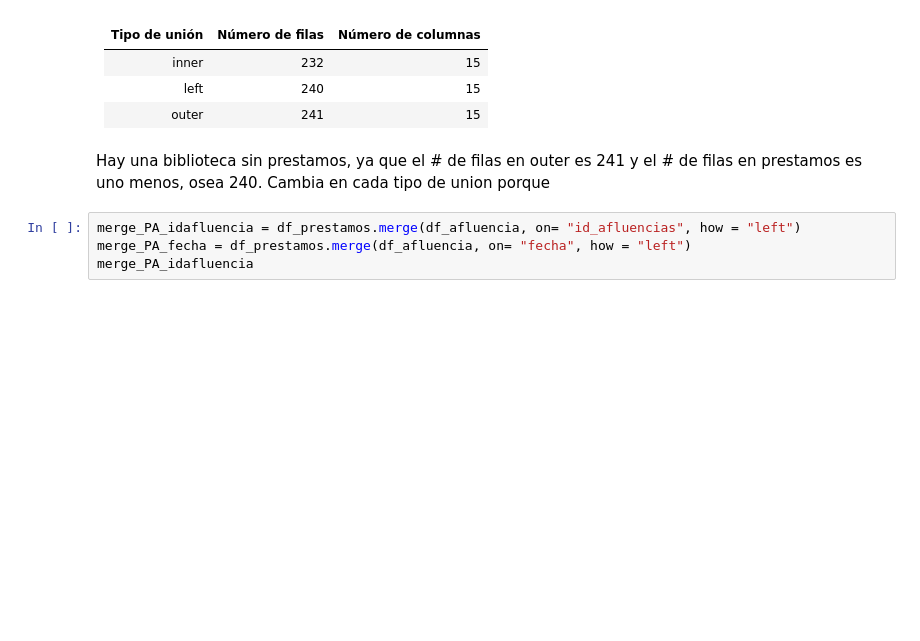
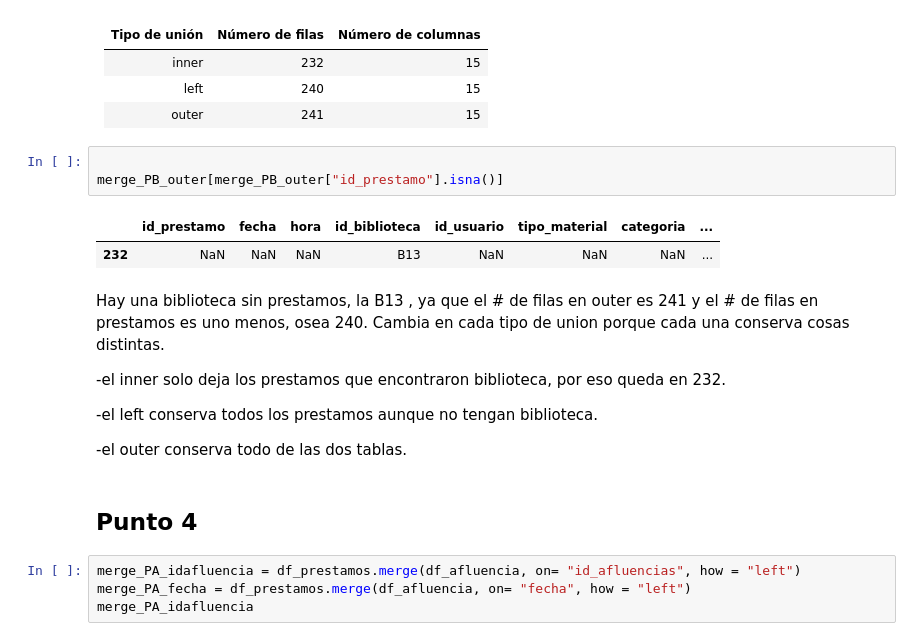
Before and after one commit to Sebast68h/Taller-9-Aplicaciones, a Jupyter notebook: notebook.ipynb, the cells around one changed output. Cells and saved outputs as stored; diff of their text form; blank space fills up the shorter version.

Commit message:
PUNTOS 3 AL 5

```diff
--- a/notebook.ipynb
+++ b/notebook.ipynb
@@ -193,9 +220,22 @@ merge_PB_outer
 | inner         | 232             | 15                 |
 | left          | 240             | 15                 |
 | outer         | 241             | 15                 |
+# %%
+
+merge_PB_outer[merge_PB_outer["id_prestamo"].isna()]
+# %% [output]
+|  | id_prestamo | fecha | hora | id_biblioteca | id_usuario | tipo_material | categoria | ... |
+| 232 | NaN | NaN | NaN | B13 | NaN | NaN | NaN | ... |
 # %% [markdown]
-Hay una biblioteca sin prestamos, ya que el # de filas en outer es 241 y el # de filas en prestamos es uno menos, osea 240.
-Cambia en cada tipo de union porque
+Hay una biblioteca sin prestamos, la B13 , ya que el # de filas en outer es 241 y el # de filas en prestamos es uno menos, osea 240. Cambia en cada tipo de union porque cada una conserva cosas distintas.
+
+-el inner solo deja los prestamos que encontraron biblioteca, por eso queda en 232.
+
+-el left conserva todos los prestamos aunque no tengan biblioteca.
+
+-el outer conserva todo de las dos tablas.
+# %% [markdown]
+## Punto 4
 # %%
 merge_PA_idafluencia = df_prestamos.merge(df_afluencia, on= "id_afluencias", how = "left")
 merge_PA_fecha = df_prestamos.merge(df_afluencia, on= "fecha", how = "left")
```
Also changed, not shown: parts of 23 cells of this notebook.
